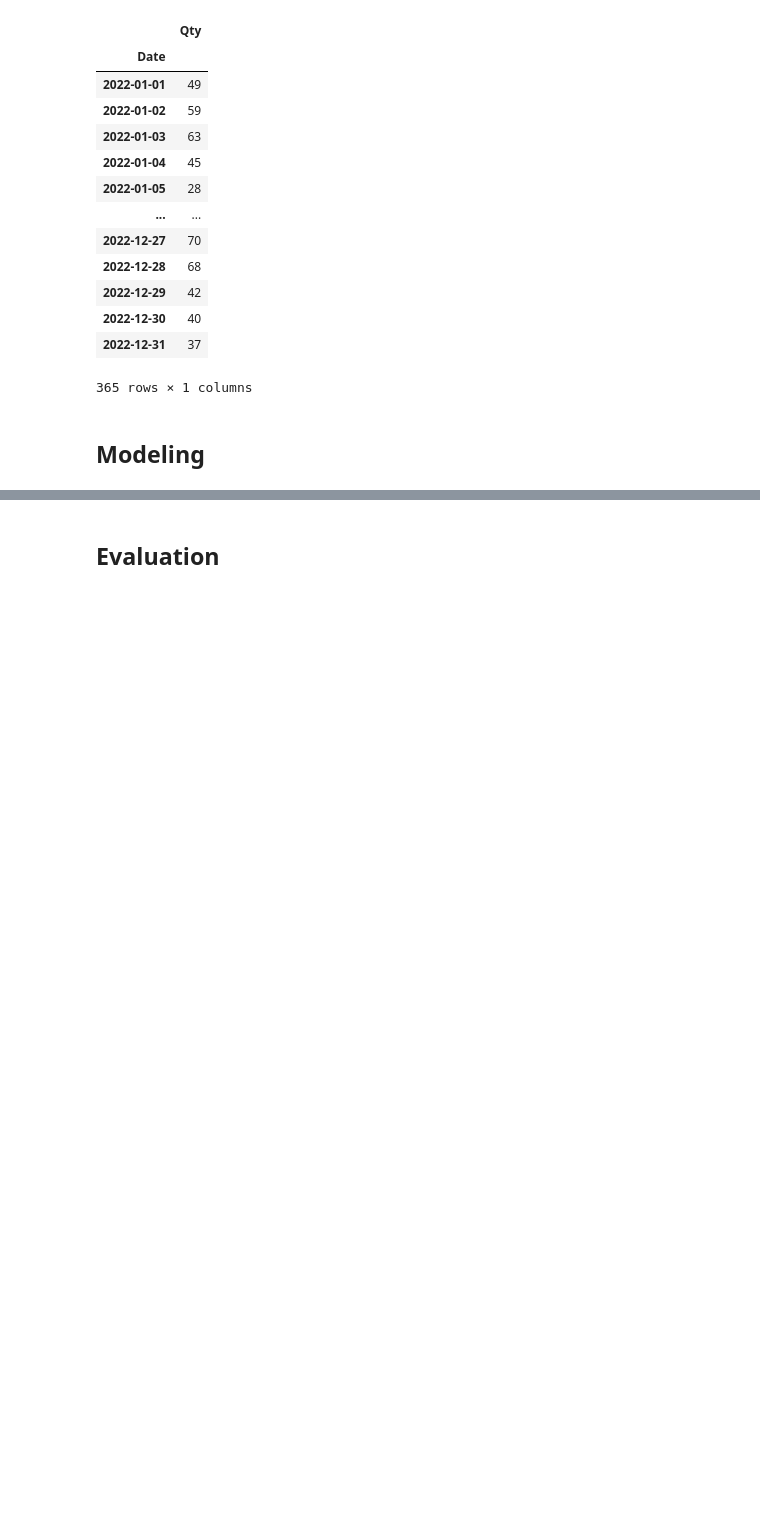
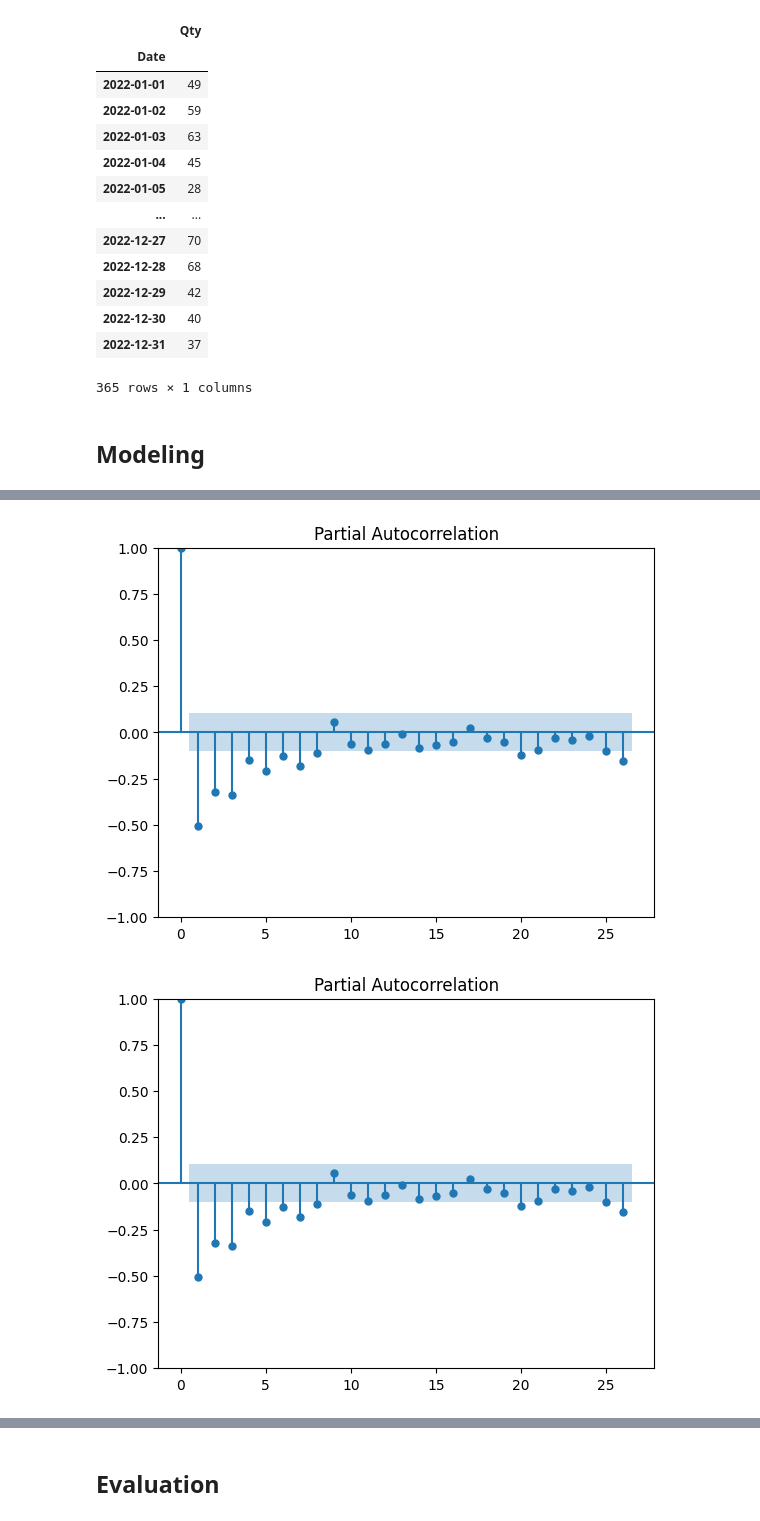
Before and after one commit to AcilRestu12/kalbe-sales-insight, a Jupyter notebook: Sales Patterns Prediction.ipynb, the cells around one changed output, grey strips where cells are left out. Drawn from its saved outputs; the diff is of its cells as text; code cells hidden in the pictures; blank space fills up the shorter version.

```diff
--- a/Sales Patterns Prediction.ipynb
+++ b/Sales Patterns Prediction.ipynb
@@ -230,0 +257,6 @@ pd.plotting.autocorrelation_plot(df['Qty'])
+# %%
+# Plot PACF untuk mencari nilai p
+plot_pacf(df.Qty.diff().dropna())       # p = 1 karena lag pertama jauh di luar batas
+# %% [output]
+[figure, added]
+[figure, added]
```
Also changed, not shown: parts of 17 cells of this notebook.
